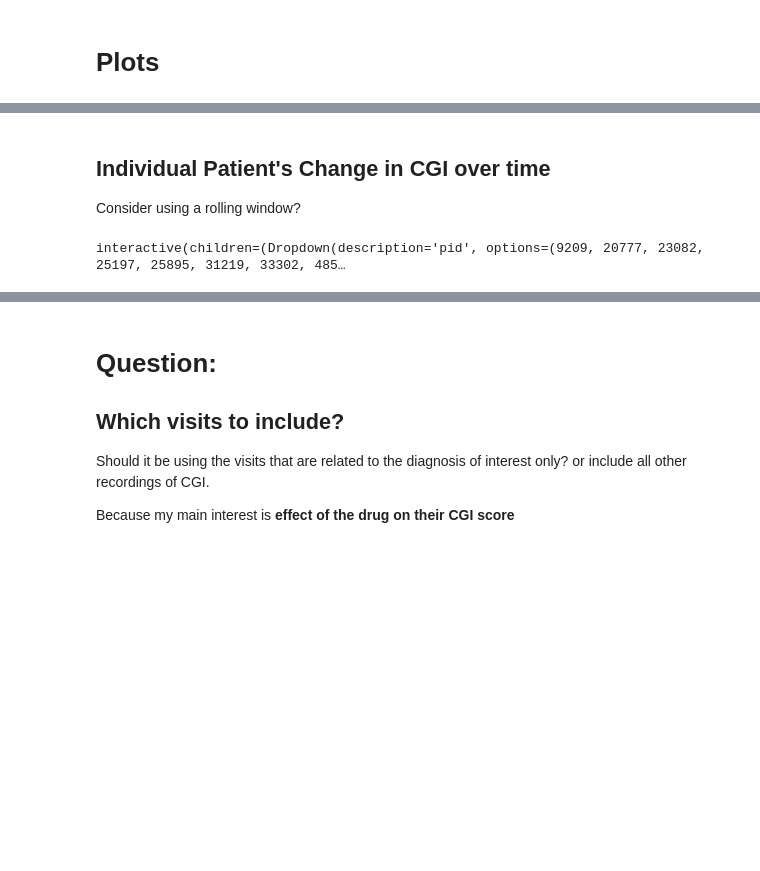
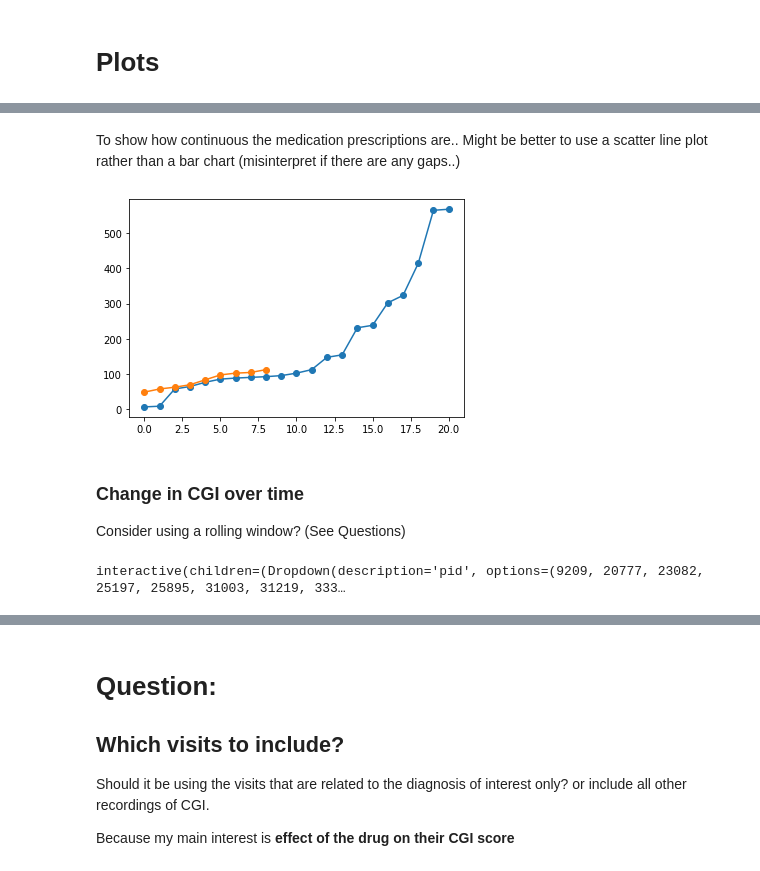
Before and after one commit to geraldinepyh/VDL, a Jupyter notebook: src/Queries.ipynb, the cells around one changed output, grey strips where cells are left out. Drawn from its saved outputs; the diff is of its cells as text; code cells hidden in the pictures; blank space fills up the shorter version.

```diff
--- a/src/Queries.ipynb
+++ b/src/Queries.ipynb
@@ -57,0 +217,5 @@ def getComparativePopulation(pid, data):
+# %%
+mdd_visits_data['Dose'] = mdd_visits_data['Dose'].apply(int)
+mdd_visits_data['Regimen'] = mdd_visits_data['Regimen'].apply(int)
+
+mdd_visits_data.describe(include='all')
@@ -96,13 +524,22 @@ patient_data
+# %% [markdown]
+To show how continuous the medication prescriptions are..
+Might be better to use a scatter line plot rather than a bar chart (misinterpret if there are any gaps..)
+# %%
+for i in getPatientData(9209, mdd_visits_data).groupby('Medication')['Days'].apply(list):
+    plt.plot(i,marker='o')
+plt.show()
+# %% [output]
+[figure, added]
 # %% [markdown]
-## Individual Patient's Change in CGI over time
-Consider using a rolling window?
+### Change in CGI over time
+Consider using a rolling window? (See Questions)
 # %%
 @interact
 def getCGIChangeoverTime(pid=patient_list):
-    patient_data = visits_data[visits_data.PatientID ==pid].sort_values('Days')
+    patient_data = getPatientData(pid, mdd_visits_data)
     patient_data['CGI-Change'] = patient_data['CGI'] - patient_data['CGI'].shift(1)
     plt.plot(patient_data.Days, patient_data['CGI-Change'])
     # Negative = Improve
     # Positive = Deprove (Increase in CGI)
 # %% [output]
-interactive(children=(Dropdown(description='pid', options=(9209, 20777, 23082, 25197, 25895, 31219, 33302, 485…
+interactive(children=(Dropdown(description='pid', options=(9209, 20777, 23082, 25197, 25895, 31003, 31219, 333…
```
Also changed, not shown: parts of 81 cells of this notebook, 2 other files.
